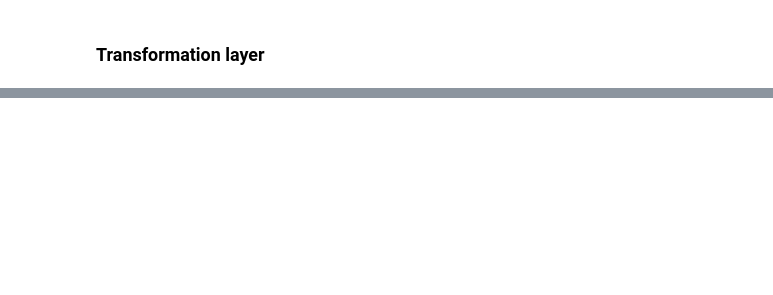
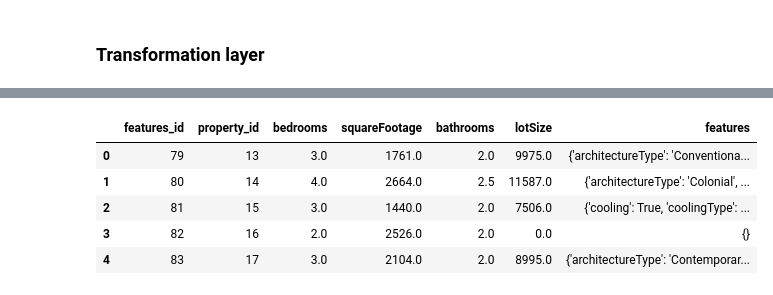
Before and after one commit to Nel-zi/Zuma_realtors, a Jupyter notebook: Zuma_realtors.ipynb, the cells around one changed output, grey strips where cells are left out. Drawn from its saved outputs; the diff is of its cells as text; code cells hidden in the pictures; blank space fills up the shorter version.

```diff
--- a/Zuma_realtors.ipynb
+++ b/Zuma_realtors.ipynb
@@ -106,0 +327,30 @@ memory usage: 105.6+ KB
+# %%
+# Features Table
+
+# Ensure Property_info_Table and real_estate_df have a common column to merge on.
+Features_Table = real_estate_df.merge(
+    Property_info_Table[['property_id', 'yearBuilt', 'propertyType', 'id']],
+    on=['yearBuilt', 'propertyType', 'id'],  # Join on these common columns
+    how='left'  # Keep all rows from real_estate_df
+)
+
+# Select the required columns for the Features Table
+Features_Table = Features_Table[['property_id', 'bedrooms', 'squareFootage', 'bathrooms', 'lotSize', 'features']].copy()
+
+
+
+# Assign a unique primary key for tax_id using a dedicated numbering system
+Features_Table['features_id'] = range(79, len(Sales_Table) + 79)  # Sequential numbering starting at 1
+
+Features_Table = Features_Table[['features_id','property_id', 'bedrooms', 'squareFootage', 'bathrooms', 'lotSize', 'features']].copy()
+
+
+# Display the first few rows
+Features_Table.head()
+# %% [output]
+|  | features_id | property_id | bedrooms | squareFootage | bathrooms | lotSize | features |
+| 0 | 79 | 13 | 3.0 | 1761.0 | 2.0 | 9975.0 | {'architectureType': 'Conventiona... |
+| 1 | 80 | 14 | 4.0 | 2664.0 | 2.5 | 11587.0 | {'architectureType': 'Colonial', ... |
+| 2 | 81 | 15 | 3.0 | 1440.0 | 2.0 | 7506.0 | {'cooling': True, 'coolingType': ... |
+| 3 | 82 | 16 | 2.0 | 2526.0 | 2.0 | 0.0 | {} |
+| 4 | 83 | 17 | 3.0 | 2104.0 | 2.0 | 8995.0 | {'architectureType': 'Contemporar... |
```
Also changed, not shown: parts of 21 cells of this notebook, 2 other files.
